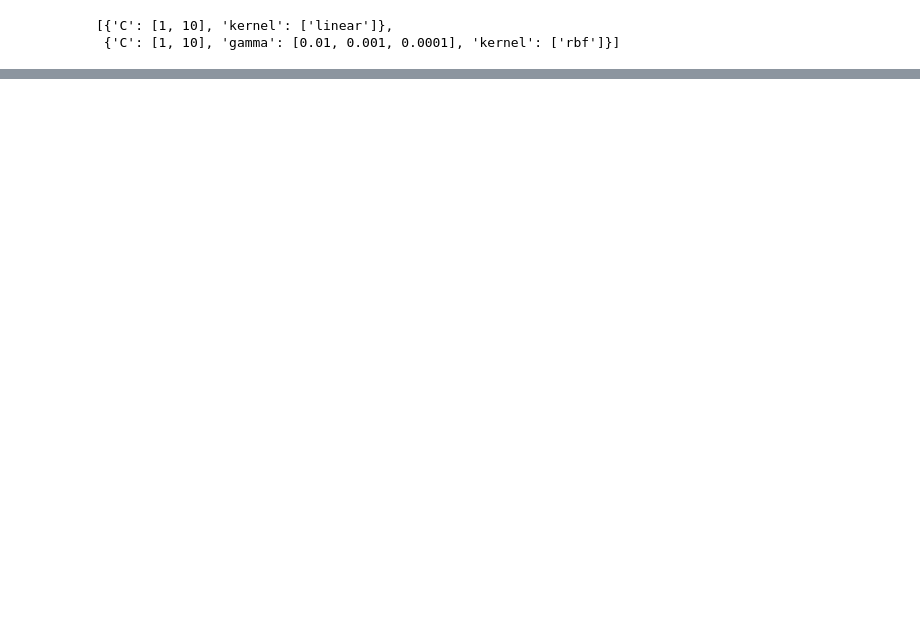
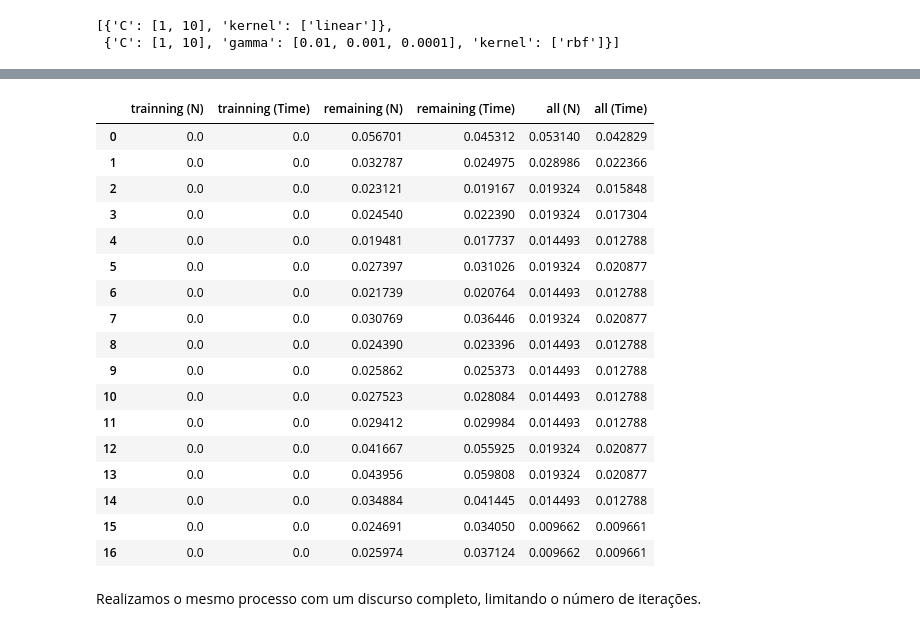
Before and after one commit to bigdatamatta/speechsplit, a Jupyter notebook: data_exploration.ipynb, the cells around one changed output, grey strips where cells are left out. Saved outputs shown, nothing was run; the diff lists cells and outputs as text; code cells hidden in the pictures; blank space fills up the shorter version.

```diff
--- a/data_exploration.ipynb
+++ b/data_exploration.ipynb
@@ -308,0 +376,23 @@ SVC(C=1, cache_size=200, class_weight=None, coef0=0.0,
+# %%
+from speechsplit import report_on_evolution_of_refit_from_best
+
+report_on_evolution_of_refit_from_best(evolution_10min)
+# %% [output]
+|  | trainning (N) | trainning (Time) | remaining (N) | remaining (Time) | all (N) | all (Time) |
+| 0 | 0.0 | 0.0 | 0.056701 | 0.045312 | 0.053140 | 0.042829 |
+| 1 | 0.0 | 0.0 | 0.032787 | 0.024975 | 0.028986 | 0.022366 |
+| 2 | 0.0 | 0.0 | 0.023121 | 0.019167 | 0.019324 | 0.015848 |
+| 3 | 0.0 | 0.0 | 0.024540 | 0.022390 | 0.019324 | 0.017304 |
+| 4 | 0.0 | 0.0 | 0.019481 | 0.017737 | 0.014493 | 0.012788 |
+| 5 | 0.0 | 0.0 | 0.027397 | 0.031026 | 0.019324 | 0.020877 |
+| 6 | 0.0 | 0.0 | 0.021739 | 0.020764 | 0.014493 | 0.012788 |
+| 7 | 0.0 | 0.0 | 0.030769 | 0.036446 | 0.019324 | 0.020877 |
+| 8 | 0.0 | 0.0 | 0.024390 | 0.023396 | 0.014493 | 0.012788 |
+| 9 | 0.0 | 0.0 | 0.025862 | 0.025373 | 0.014493 | 0.012788 |
+| 10 | 0.0 | 0.0 | 0.027523 | 0.028084 | 0.014493 | 0.012788 |
+| 11 | 0.0 | 0.0 | 0.029412 | 0.029984 | 0.014493 | 0.012788 |
+| 12 | 0.0 | 0.0 | 0.041667 | 0.055925 | 0.019324 | 0.020877 |
+| 13 | 0.0 | 0.0 | 0.043956 | 0.059808 | 0.019324 | 0.020877 |
+| 14 | 0.0 | 0.0 | 0.034884 | 0.041445 | 0.014493 | 0.012788 |
+| 15 | 0.0 | 0.0 | 0.024691 | 0.034050 | 0.009662 | 0.009661 |
+| 16 | 0.0 | 0.0 | 0.025974 | 0.037124 | 0.009662 | 0.009661 |
@@ -308,0 +404,2 @@ SVC(C=1, cache_size=200, class_weight=None, coef0=0.0,
+# %% [markdown]
+Realizamos o mesmo processo com um discurso completo, limitando o número de iterações.
```
Also changed, not shown: parts of 22 cells of this notebook.
